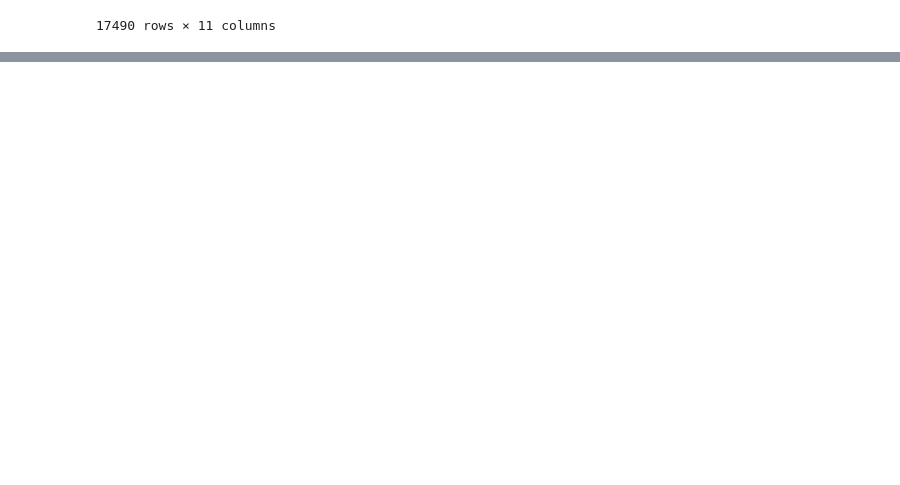
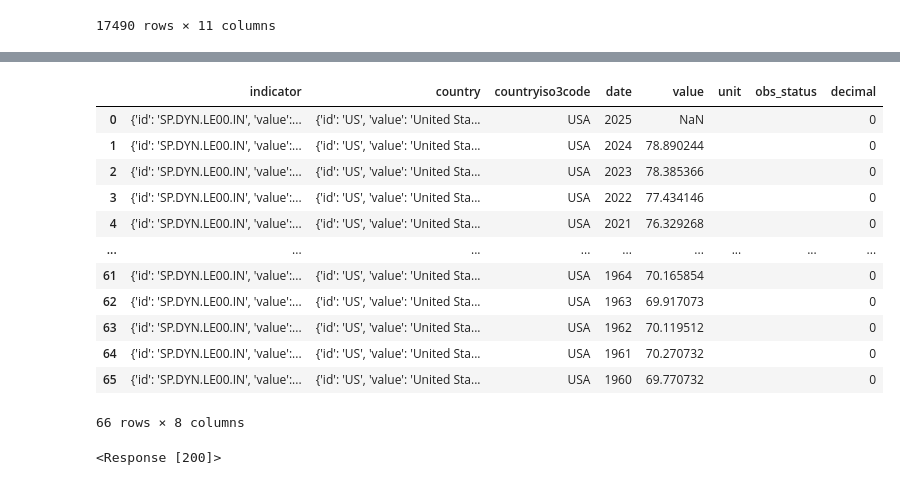
Before and after one commit to NSS-Data-Analytics-Cohort-17/un-api-TagGruen, a Jupyter notebook: Notebook/api_tag.ipynb, the cells around one changed output, grey strips where cells are left out. Drawn from its saved outputs; the diff is of its cells as text; code cells hidden in the pictures; blank space fills up the shorter version.

```diff
--- a/Notebook/api_tag.ipynb
+++ b/Notebook/api_tag.ipynb
@@ -400,3 +400,10 @@ big
 | 17488 | Zimbabwe | ZWE | 1961 | NaN | 53.966000 | Zimbabwe | Lower middle income | Blend | Harare | ... |
 | 17489 | Zimbabwe | ZWE | 1960 | NaN | 53.492000 | Zimbabwe | Lower middle income | Blend | Harare | ... |
 17490 rows × 11 columns
+# %%
+endpoint = 'https://api.worldbank.org/v2/country/US/indicator/SP.DYN.LE00.IN?'
+parameters = {
+    'format': 'json',
+    'per_page': '66'
+}
+request = requests.get(endpoint, params = parameters)
@@ -402,0 +434,18 @@ big
+# %%
+us_life = pd.DataFrame(request.json()[1])
+# %%
+us_life
+# %% [output]
+|  | indicator | country | countryiso3code | date | value | unit | obs_status | decimal |
+| 0 | {'id': 'SP.DYN.LE00.IN', 'value':... | {'id': 'US', 'value': 'United Sta... | USA | 2025 | NaN |  |  | 0 |
+| 1 | {'id': 'SP.DYN.LE00.IN', 'value':... | {'id': 'US', 'value': 'United Sta... | USA | 2024 | 78.890244 |  |  | 0 |
+| 2 | {'id': 'SP.DYN.LE00.IN', 'value':... | {'id': 'US', 'value': 'United Sta... | USA | 2023 | 78.385366 |  |  | 0 |
+| 3 | {'id': 'SP.DYN.LE00.IN', 'value':... | {'id': 'US', 'value': 'United Sta... | USA | 2022 | 77.434146 |  |  | 0 |
+| 4 | {'id': 'SP.DYN.LE00.IN', 'value':... | {'id': 'US', 'value': 'United Sta... | USA | 2021 | 76.329268 |  |  | 0 |
+| ... | ... | ... | ... | ... | ... | ... | ... | ... |
+| 61 | {'id': 'SP.DYN.LE00.IN', 'value':... | {'id': 'US', 'value': 'United Sta... | USA | 1964 | 70.165854 |  |  | 0 |
+| 62 | {'id': 'SP.DYN.LE00.IN', 'value':... | {'id': 'US', 'value': 'United Sta... | USA | 1963 | 69.917073 |  |  | 0 |
+| 63 | {'id': 'SP.DYN.LE00.IN', 'value':... | {'id': 'US', 'value': 'United Sta... | USA | 1962 | 70.119512 |  |  | 0 |
+| 64 | {'id': 'SP.DYN.LE00.IN', 'value':... | {'id': 'US', 'value': 'United Sta... | USA | 1961 | 70.270732 |  |  | 0 |
+| 65 | {'id': 'SP.DYN.LE00.IN', 'value':... | {'id': 'US', 'value': 'United Sta... | USA | 1960 | 69.770732 |  |  | 0 |
+66 rows × 8 columns
@@ -402,0 +459,4 @@ big
+# %%
+request
+# %% [output]
+<Response [200]>
```
Also changed, not shown: parts of 20 cells of this notebook, 1 other file.
